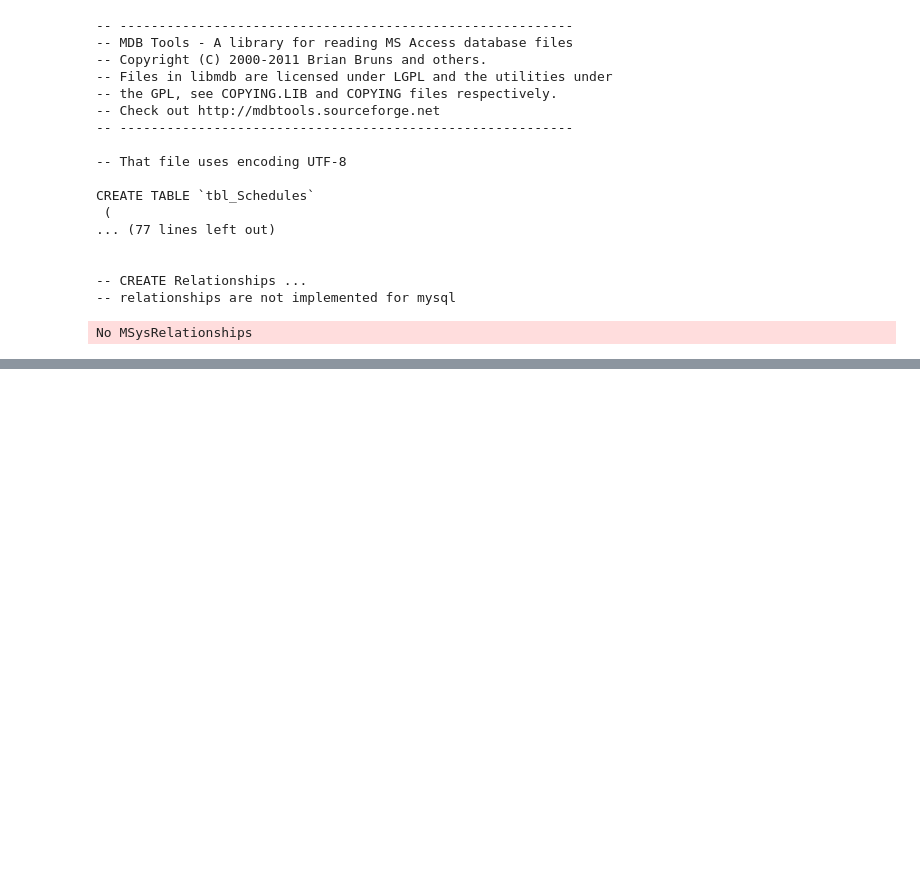
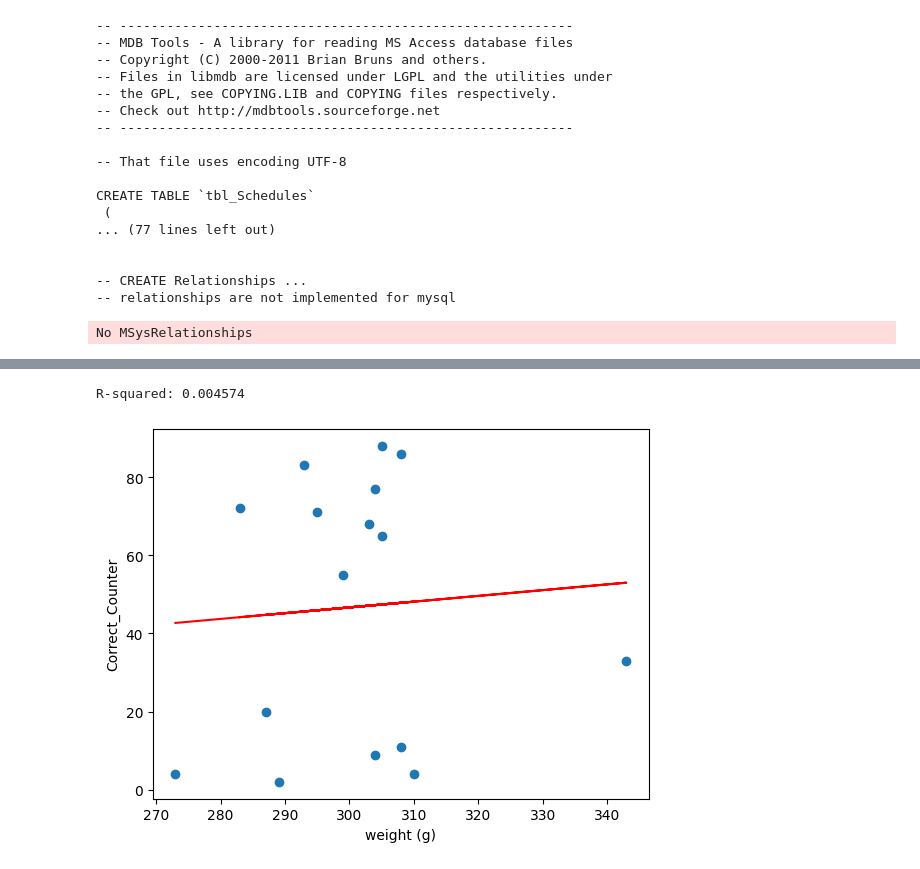
Before and after one commit to yger/equipsy, a Jupyter notebook: results/analysis.ipynb, the cells around one changed output, grey strips where cells are left out. Drawn from its saved outputs; the diff is of its cells as text; code cells hidden in the pictures; blank space fills up the shorter version.

```diff
--- a/results/analysis.ipynb
+++ b/results/analysis.ipynb
@@ -42,0 +52,24 @@ display_variables(b)
+# %%
+# Get initial weights
+
+for type in ['Must Touch']:
+    a = group_experiments.get_experiments_per_types(type)
+    all_weights = []
+    all_perfs = []
+    for e in a.experiments:
+        all_weights += [e.weight]
+        all_perfs += [e.stats['Correct_Counter']]
+all_weights = np.array(all_weights)
+all_perfs = np.array(all_perfs)
+#plt.plot(all_weights, all_perfs, '.')
+
+plt.xlabel('weight (g)')
+plt.ylabel('Correct_Counter')
+from scipy import stats
+res = stats.linregress(all_weights, all_perfs)
+plt.plot(all_weights, all_perfs, 'o', label='original data')
+plt.plot(all_weights, res.intercept + res.slope*all_weights, 'r', label='fitted line')
+print(f"R-squared: {res.rvalue**2:.6f}")
+# %% [output]
+R-squared: 0.004574
+[figure, added]
```
Also changed, not shown: parts of 7 cells of this notebook, 3 other files.
